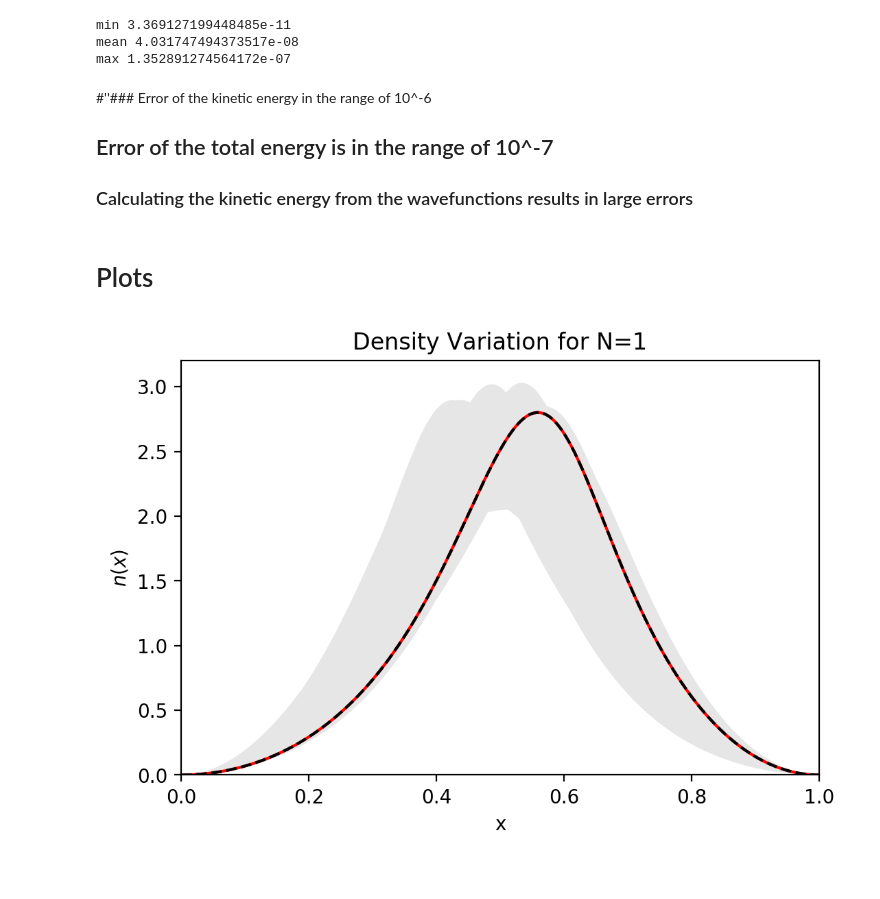
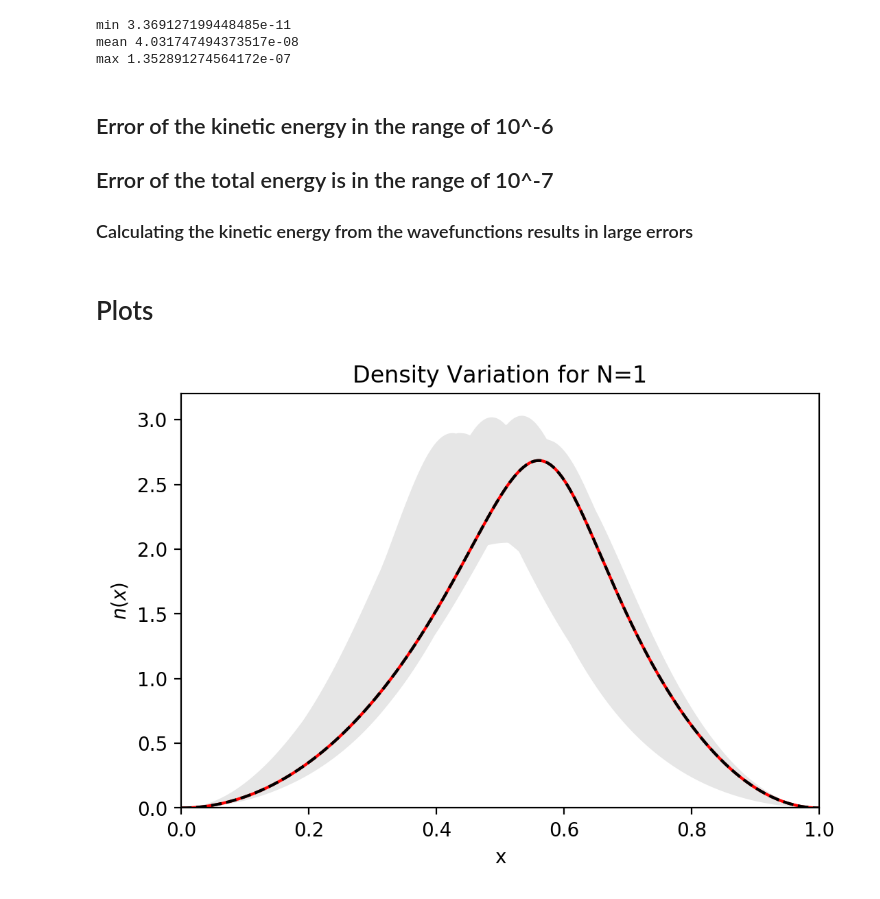
Before and after one commit to danlukic/QuantumFlow, a Jupyter notebook: notebooks/recreate/1_accuracy_checks_testing.ipynb, the cells around one changed output. Saved outputs shown, nothing was run; the diff lists cells and outputs as text; code cells hidden in the pictures.

```diff
--- a/notebooks/recreate/1_accuracy_checks_testing.ipynb
+++ b/notebooks/recreate/1_accuracy_checks_testing.ipynb
@@ -32,12 +31,12 @@ datadir = "../../data"
 dataset = "recreate_paper"
 dataset_fine = "recreate_paper_fine"
 
-N = 1
+N = 4
 
-with open(os.path.join(datadir, dataset, 'dataset.pkl'), 'rb') as f:
+with open(os.path.join(datadir, dataset, 'dataset_training.pkl'), 'rb') as f:
     np_x, np_potentials, np_wavefunctions, np_energies, np_densities, np_kenergies, M, G, h = unpack_dataset(N, pickle.load(f))
 
-with open(os.path.join(datadir, dataset_fine, 'dataset.pkl'), 'rb') as f:
+with open(os.path.join(datadir, dataset_fine, 'dataset_training.pkl'), 'rb') as f:
     np_x_fine, np_potentials_fine, np_wavefunctions_fine, np_energies_fine, np_densities_fine, np_kenergies_fine, M_fine, G_fine, h_fine = unpack_dataset(N, pickle.load(f))
 
 print("Dataset:", dataset)
@@ -130,7 +121,7 @@ min 3.369127199448485e-11
 mean 4.031747494373517e-08
 max 1.352891274564172e-07
 # %% [markdown]
-#''### Error of the kinetic energy in the range of 10^-6
+## Error of the kinetic energy in the range of 10^-6
 ## Error of the total energy is in the range of 10^-7
 ### Calculating the kinetic energy from the wavefunctions results in large errors
 # %% [markdown]
@@ -138,30 +129,31 @@ max 1.352891274564172e-07
 # %%
 datadir = "../../data"
 dataset = "recreate"
 
 N = 1
 
-with open(os.path.join(datadir, dataset, 'dataset.pkl'), 'rb') as f:
+with open(os.path.join(datadir, dataset, 'dataset_training.pkl'), 'rb') as f:
     np_x, np_potentials, np_wavefunctions, np_energies, np_densities, np_kenergies, M, G, h = unpack_dataset(N, pickle.load(f))
 
+with open(os.path.join(datadir, 'recreate_paper', 'dataset_sample.pkl'), 'rb') as f:
+    _, _, _, _, np_sample_density, _, _, _, _ = unpack_dataset(N, pickle.load(f))
 
-sample_index = 426
 
 plt.figure(figsize=(6, 4), dpi=200)
 plt.fill_between(np_x, np.min(np_wavefunctions[:, :, 0]**2, axis=0),
                        np.max(np_wavefunctions[:, :, 0]**2, axis=0), facecolor='0.9')
 
-plt.plot(np_x, np.transpose(np_wavefunctions[sample_index, :, 0]**2), 'r') # TODO: plot an exact solution?
-plt.plot(np_x, np.transpose(np_wavefunctions[sample_index, :, 0]**2), '--k') # TODO: plot a self-consistent density?
+plt.plot(np_x, np.transpose(np_sample_density[0]), 'r') # TODO: plot an exact solution?
+plt.plot(np_x, np.transpose(np_sample_density[0]), '--k') # TODO: plot a self-consistent density?
 
 plt.title('Density Variation for N='+str(N))
 plt.xlim([0, 1])
 plt.ylim([0, 3.2])
 plt.xlabel('x')
 plt.ylabel('$n(x)$')
 plt.show()
 # %% [output]
-[figure, old version]
+[figure, new version]
 # %%
 np.mean(np_kenergies.flatten()) # mean value of kinetic energy of N=1
 # %% [output]
```
Also changed, not shown: parts of 3 cells of this notebook, 3 other files.
